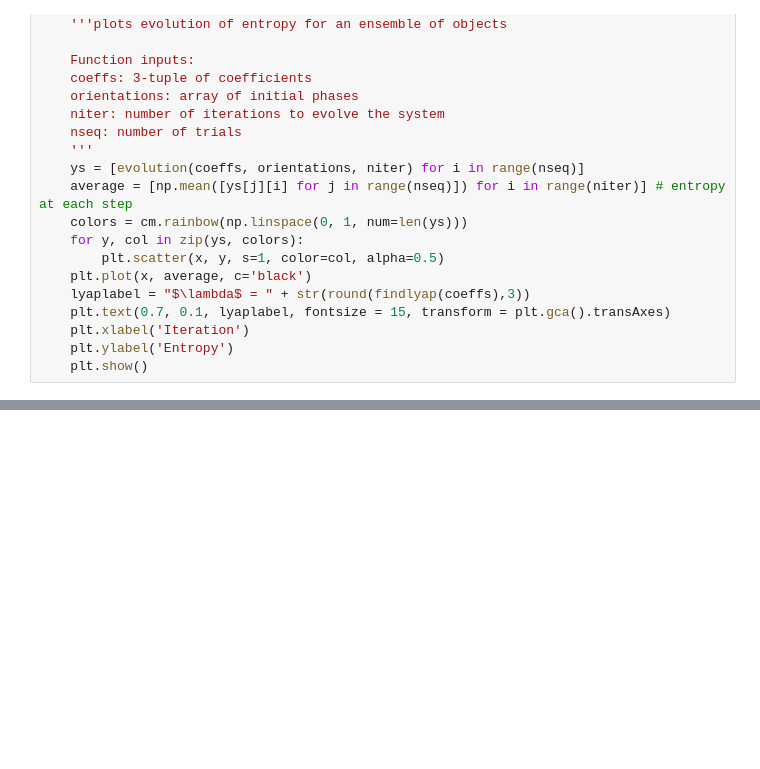
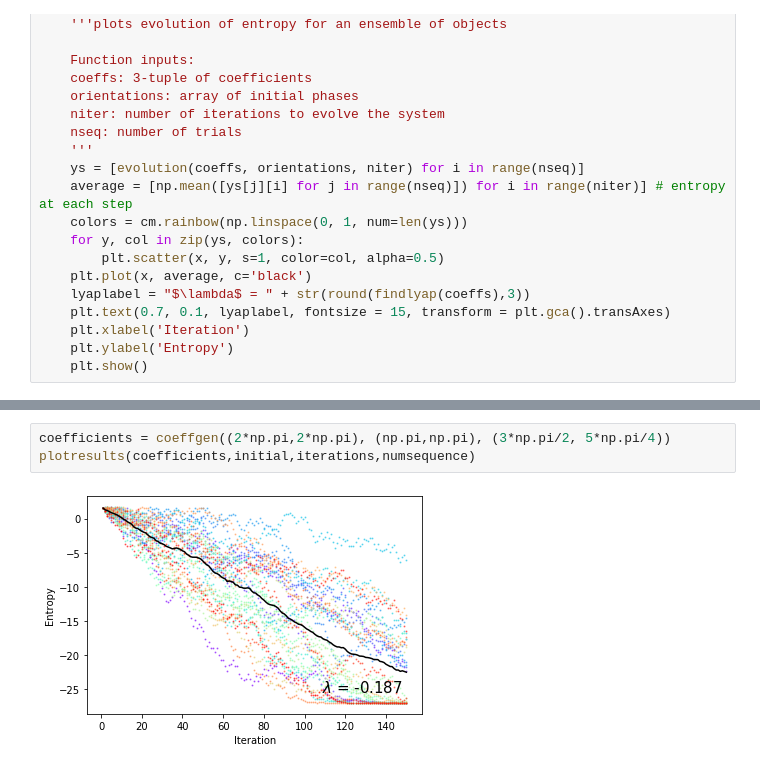
Before and after one commit to tonysong1111/Entropy-project, a Jupyter notebook: Simulating phase synchronization_git.ipynb, the cells around one changed output, grey strips where cells are left out. Saved outputs shown, nothing was run; the diff lists cells and outputs as text; blank space fills up the shorter version.

```diff
--- a/Simulating phase synchronization_git.ipynb
+++ b/Simulating phase synchronization_git.ipynb
@@ -229,0 +243,5 @@ plotresults((0.238,-2.259,6.7),initial,iterations,numsequence)
+# %%
+coefficients = coeffgen((2*np.pi,2*np.pi), (np.pi,np.pi), (3*np.pi/2, 5*np.pi/4))
+plotresults(coefficients,initial,iterations,numsequence)
+# %% [output]
+[figure, added]
```
Also changed, not shown: parts of 5 cells of this notebook.
